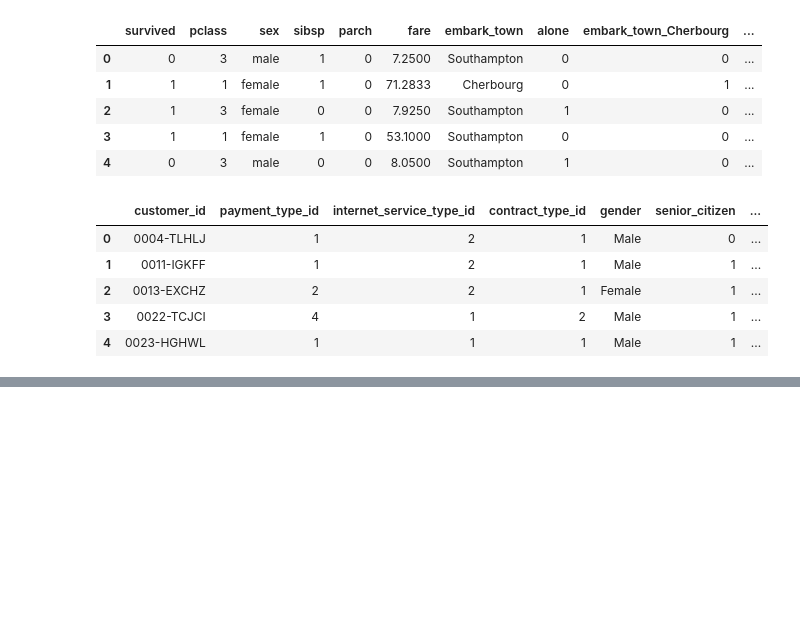
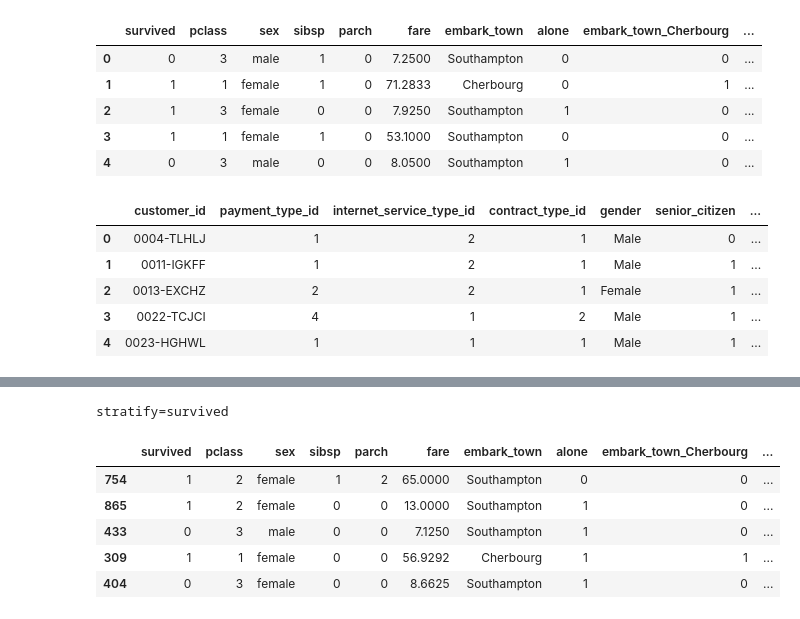
Before and after one commit to Andy-Jensen/classification-exercises, a Jupyter notebook: classification_exercises.ipynb, the cells around one changed output, grey strips where cells are left out. Drawn from its saved outputs; the diff is of its cells as text; code cells hidden in the pictures; blank space fills up the shorter version.

```diff
--- a/classification_exercises.ipynb
+++ b/classification_exercises.ipynb
@@ -475,0 +557,20 @@ telco.drop(columns=['customer_id', 'contract_type_id', 'payment_type_id'], inpla
+# %%
+#Create a function named prep_telco that accepts the raw telco data,
+#and returns the data with the transformations above applied.
+def prep_telco():
+    telco=acquire.get_telco_data()
+    telco.drop(columns=(['customer_id', 'contract_type_id', 'payment_type_id',
+                         'internet_service_type_id', 'payment_type_id']), inplace=True)
+    telco['churn_month']=pd.to_datetime(telco['churn_month'])
+    telco['signup_date']=pd.to_datetime(telco['signup_date'])
+    dummy_var=(pd.get_dummies(telco[['gender', 'partner', 'dependents', 'phone_service',
+                                    'multiple_lines', 'online_security', 'online_backup',
+                                    'device_protection', 'tech_support', 'streaming_tv',
+                                    'streaming_movies', 'paperless_billing', 'churn',
+                                    'contract_type', 'internet_service_type',
+                                    'payment_type']]))
+    telco=pd.concat([telco, dummy_var], axis=1)
+    return telco
+# %%
+df=prep_telco()
+df.head()
@@ -475,0 +584,17 @@ telco.drop(columns=['customer_id', 'contract_type_id', 'payment_type_id'], inpla
+# %%
+from sklearn.model_selection import train_test_split
+from sklearn.impute import SimpleImputer
+
+
+def tts(df):
+    x=input('stratify=')
+    train_validate, test=train_test_split(df,
+                                 train_size=.8,
+                                 random_state=8675309,
+                                 stratify=df[x])
+
+    train, validate =train_test_split(train_validate,
+                                      test_size=.3,
+                                      random_state=8675309,
+                                      stratify=train_validate[x])
+    return train, validate, test
@@ -475,0 +634,15 @@ telco.drop(columns=['customer_id', 'contract_type_id', 'payment_type_id'], inpla
+# %%
+#Run the function on the Titanic dataset, returning 3 datasets, train_titanic,
+#validate_titanic and test_titanic.
+titan_train, titan_validate, titan_test = tts(prep_titanic())
+# %% [output]
+stratify=survived
+# %%
+titan_train.head()
+# %% [output]
+|  | survived | pclass | sex | sibsp | parch | fare | embark_town | alone | embark_town_Cherbourg | ... |
+| 754 | 1 | 2 | female | 1 | 2 | 65.0000 | Southampton | 0 | 0 | ... |
+| 865 | 1 | 2 | female | 0 | 0 | 13.0000 | Southampton | 1 | 0 | ... |
+| 433 | 0 | 3 | male | 0 | 0 | 7.1250 | Southampton | 1 | 0 | ... |
+| 309 | 1 | 1 | female | 0 | 0 | 56.9292 | Cherbourg | 1 | 1 | ... |
+| 404 | 0 | 3 | female | 0 | 0 | 8.6625 | Southampton | 1 | 0 | ... |
```
Also changed, not shown: parts of 21 cells of this notebook, 1 other file.
